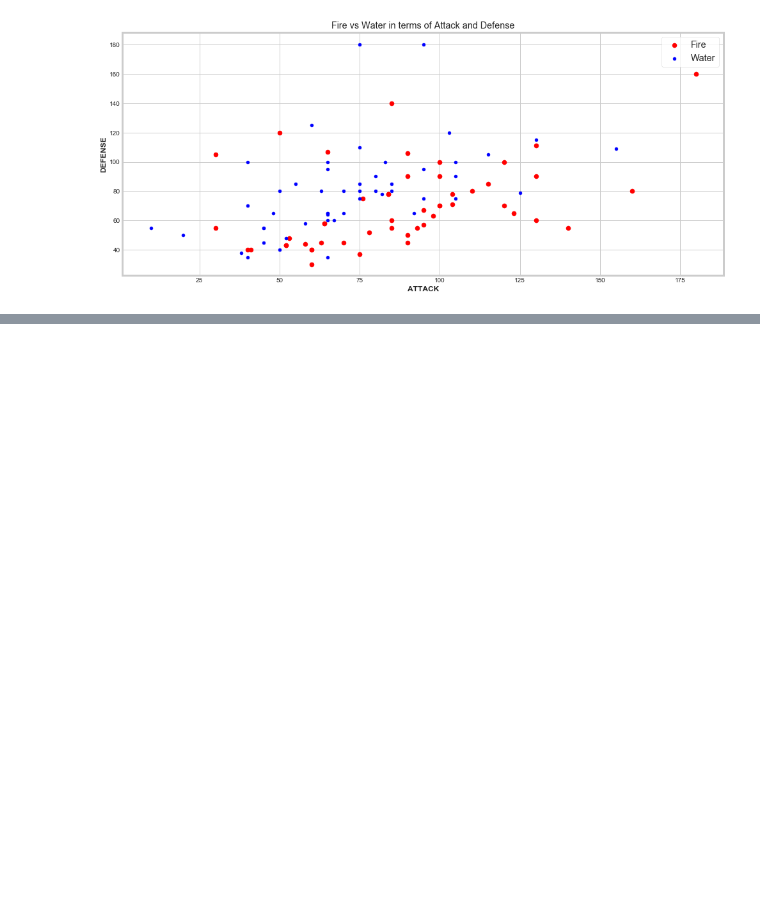
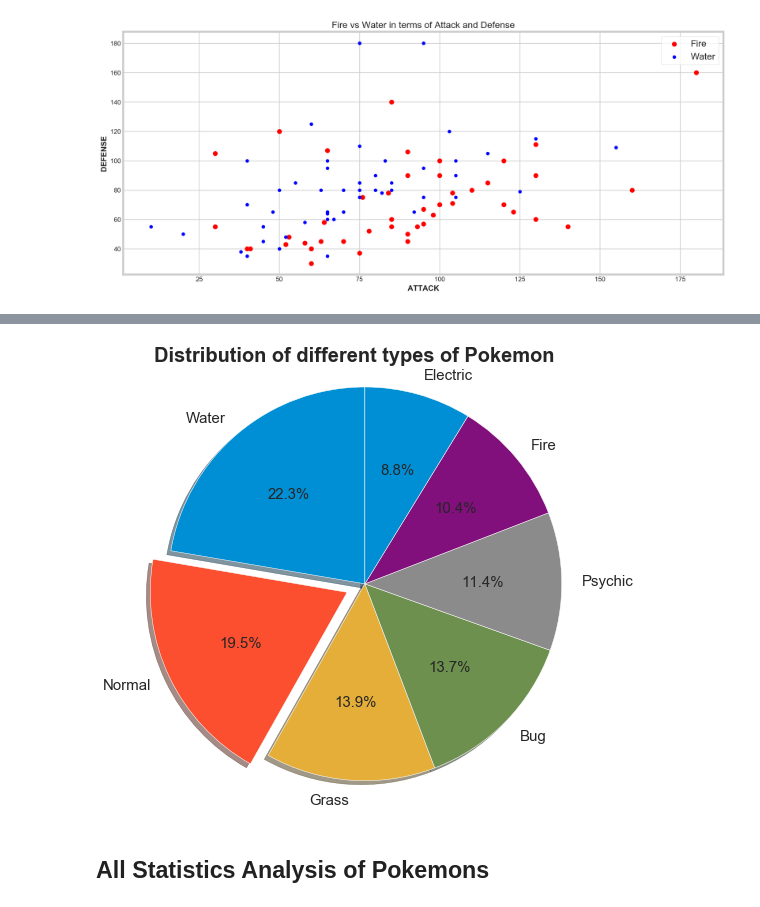
Before and after one commit to iamsumat/Pokemon-Dataset-EDA, a Jupyter notebook: PokemonEDA.ipynb, the cells around one changed output, grey strips where cells are left out. Saved outputs shown, nothing was run; the diff lists cells and outputs as text; code cells hidden in the pictures; blank space fills up the shorter version.

```diff
--- a/PokemonEDA.ipynb
+++ b/PokemonEDA.ipynb
@@ -224,0 +220,4 @@ plt.show()
+# %%
+df.insert(2,'TOTAL',(df.sum(axis=1)-1)) # Using insert to insert at #2
+# %%
+df.TOTAL = df.TOTAL.astype(int) # COnverting float to int
@@ -224,0 +246,3 @@ plt.show()
+# %%
+PokeTypes = df.TYPE1.value_counts()
+PokeTypes.head(7)
@@ -224,0 +258,15 @@ plt.show()
+# %%
+sizes = PokeTypes.values.tolist()[:7]
+labels = PokeTypes.keys().tolist()[:7]
+explode = [0,0.1,0,0,0,0,0]
+font = {'size':'20','weight':'bold'}
+
+pie = plt.figure(figsize=(8,8))
+plt.title('Distribution of different types of Pokemon',fontdict=font)
+plt.pie(sizes, labels=labels, explode=explode,shadow=True,startangle = 90,autopct='%1.1f%%',textprops={'size':'15'})
+plt.axis('equal')
+plt.show()
+# %% [output]
+[figure, added]
+# %% [markdown]
+## All Statistics Analysis of Pokemons
```
Also changed, not shown: parts of 19 cells of this notebook.
